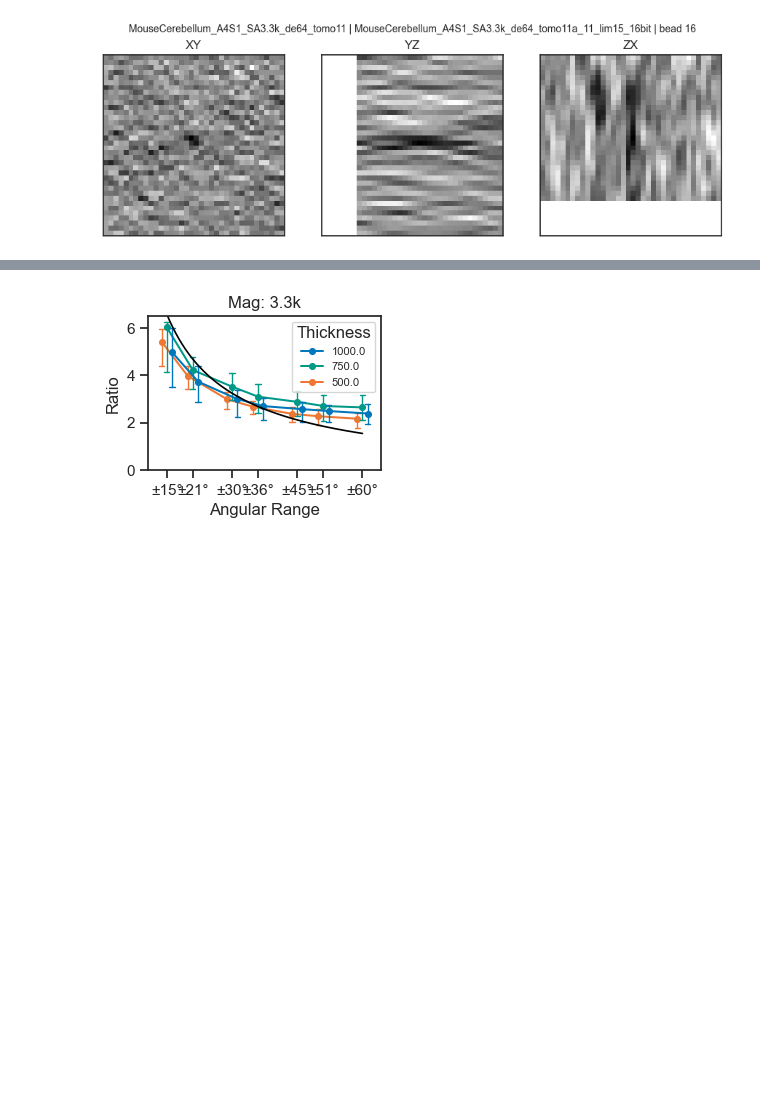
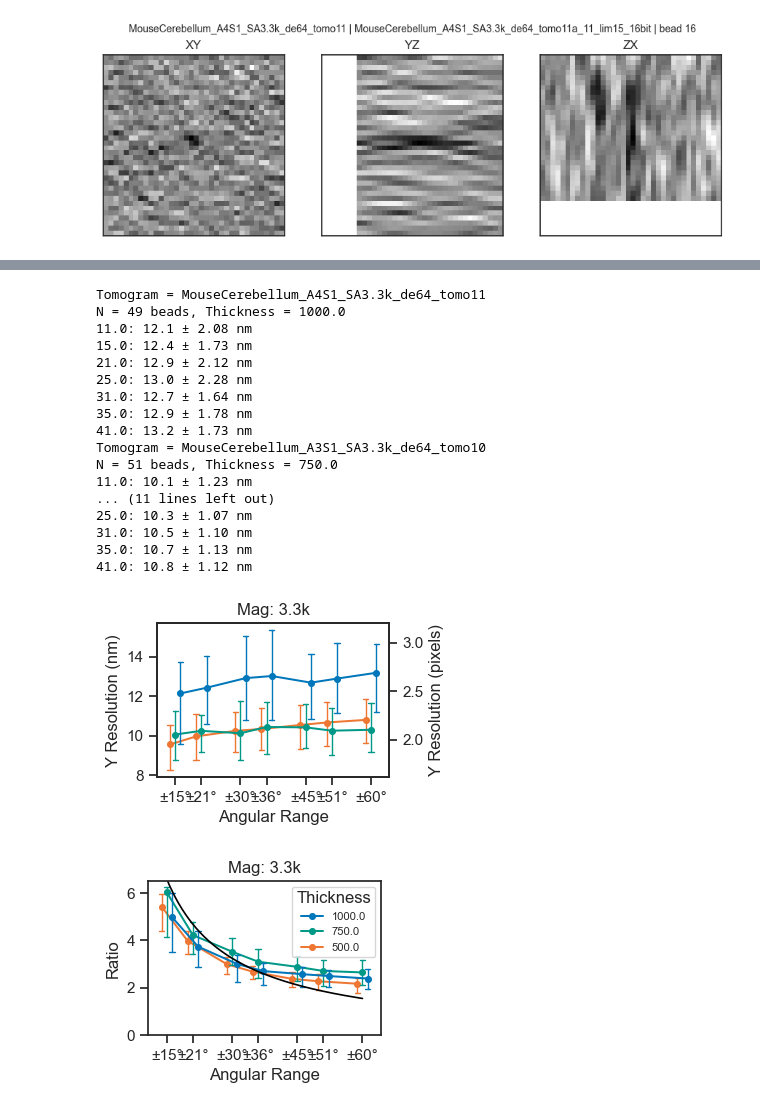
Before and after one commit to kuan-lab/tem-tomo, a Jupyter notebook: bead_resolution/250826_bead_res.ipynb, the cells around one changed output, grey strips where cells are left out. Drawn from its saved outputs; the diff is of its cells as text; code cells hidden in the pictures; blank space fills up the shorter version.

```diff
--- a/bead_resolution/250826_bead_res.ipynb
+++ b/bead_resolution/250826_bead_res.ipynb
@@ -153,3 +180,72 @@ N = 51 beads, Thickness = 750.0
+# %%
+# Supp plot x res (actually Y in paper convention)
+sns.set_theme(rc={'figure.figsize':(3,2),'lines.linewidth':0.8},style = 'ticks')
+
+g = sns.pointplot(my_df,x='max_angle', y = 'res_nm_x', hue='thickness', estimator='mean',
+            errorbar=('pi',50),
+            #errorbar = None,
+            native_scale=True, dodge = .4, palette=thick_pal,
+            log_scale = False,  markersize = 4, capsize = .2,
+            err_kws={'linewidth':1})
+
+
+handles, labels = g.get_legend_handles_labels()
+order = [2,1,0]
+g.legend().remove()
+#g.legend([handles[idx] for idx in order],[labels[idx] for idx in order],fontsize=8,
+#         title = 'Thickness')
+
+g.set_xlabel('Angular Range')
+g.set_ylabel('Y Resolution (nm)')
+g.set_title('Mag: %s' % mag)#, ha='left', x = 0.1)
+#g.grid(axis='y', color = 'k', linewidth=0.5)
+#g.set_ylim([0,g.get_ylim()[1]])
+g.set_xticks(max_angs)
+g.set_xticklabels(theta_labels)
+
+pixel_size = my_df['pxl_size'].values[0]
+ax2 = g.twinx()
+y1, y2 = g.get_ylim()
+ax2.set_ylim(y1/pixel_size, y2/pixel_size)
+#ax2.set_yticks([2,3])
+ax2.set_ylabel('Y Resolution (pixels)')
+#sns.despine()
+
+import numpy as np
+import scipy.stats as stats
+#num_ang = 21
+for tomo in my_df.tomogram.unique():
+    thickness = my_df[my_df.tomogram == tomo]['thickness'].values[0]
+    n_beads = my_df[my_df.tomogram == tomo]['n_beads_pass'].values[0]
+    #for thickness in my_df.thickness.unique():
+    print('Tomogram = %s' % tomo)
+    print('N = %i beads, Thickness = %0.1f' % (n_beads,thickness))
+    for num_proj in my_df.num_proj.unique():
+        test_df = my_df[my_df.thickness == thickness]
+        test_df = test_df[test_df.num_proj == num_proj]
+        print('%s: %0.1f ± %0.2f nm' % (num_proj,np.nanmean(test_df.res_nm_x.values),stats.iqr(test_df.res_nm_x.values,nan_policy='omit')/2))
+
+import matplotlib.pyplot as plt
+plt.savefig(figs_dir + '251029_rev1_SuppFig_3.3kYbeadres.pdf', bbox_inches = 'tight')
+# %% [output]
+Tomogram = MouseCerebellum_A4S1_SA3.3k_de64_tomo11
+N = 49 beads, Thickness = 1000.0
+11.0: 12.1 ± 2.08 nm
+15.0: 12.4 ± 1.73 nm
+21.0: 12.9 ± 2.12 nm
+25.0: 13.0 ± 2.28 nm
+31.0: 12.7 ± 1.64 nm
+35.0: 12.9 ± 1.78 nm
+41.0: 13.2 ± 1.73 nm
+Tomogram = MouseCerebellum_A3S1_SA3.3k_de64_tomo10
+N = 51 beads, Thickness = 750.0
+11.0: 10.1 ± 1.23 nm
+... (11 lines left out)
+25.0: 10.3 ± 1.07 nm
+31.0: 10.5 ± 1.10 nm
+35.0: 10.7 ± 1.13 nm
+41.0: 10.8 ± 1.12 nm
+[figure, added]
 # %%
 # Main Plot for FSC res vs # projections
 # Fig. 1e
```
Also changed, not shown: parts of 10 cells of this notebook, 2 other files.
